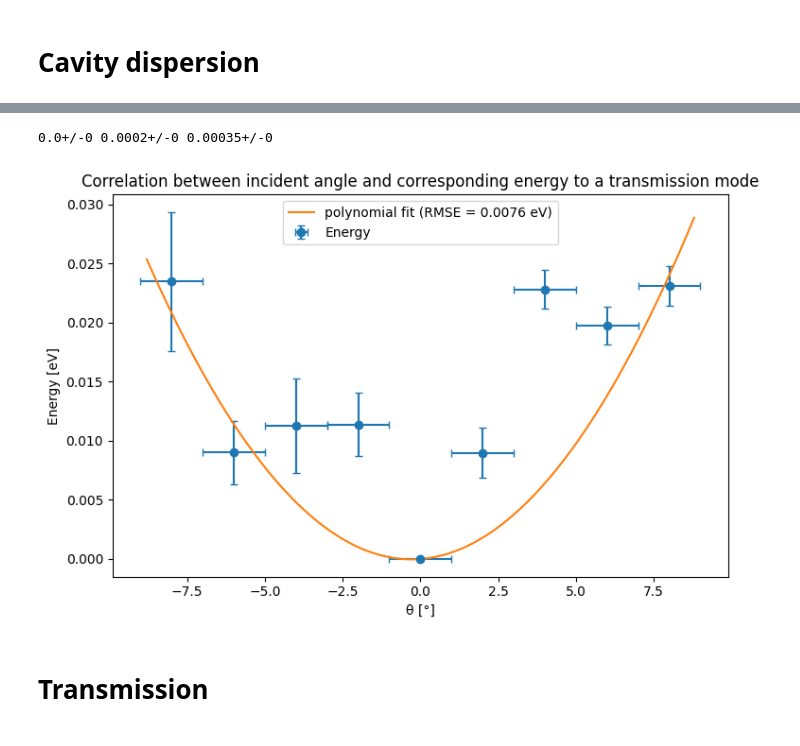
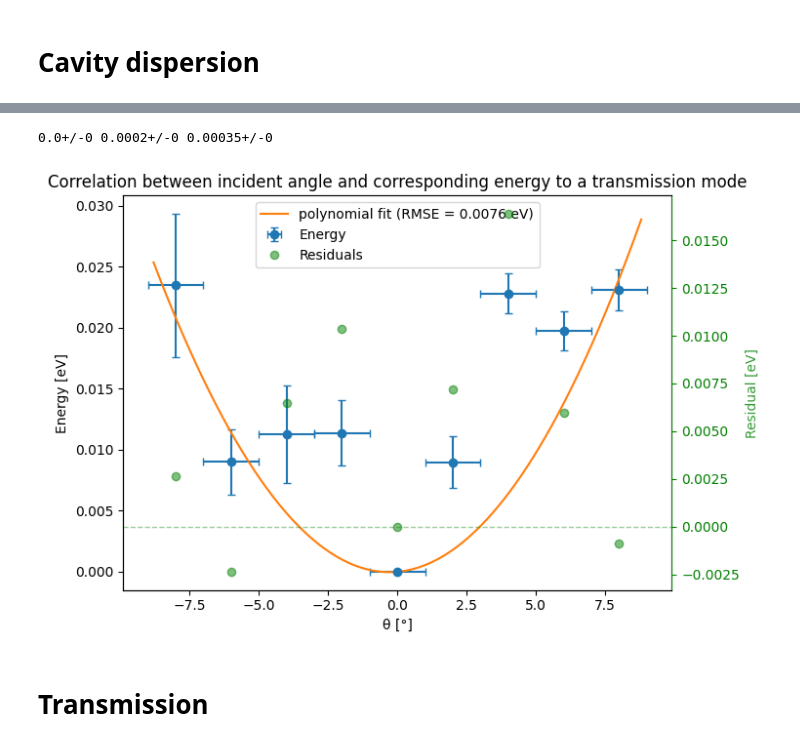
Before and after one commit to Mhfd10/P2_ETHZ_SS26, a Jupyter notebook: Spectroscopy_3/main.ipynb, the cells around one changed output, grey strips where cells are left out. Saved outputs shown, nothing was run; the diff lists cells and outputs as text; code cells hidden in the pictures.

```diff
--- a/Spectroscopy_3/main.ipynb
+++ b/Spectroscopy_3/main.ipynb
@@ -328,16 +328,61 @@ energies_fit_data = polynomial([a.n, c.n, d.n], thetas)
 residuals = energies_delta - energies_fit_data
 rmse = np.sqrt(np.mean(residuals ** 2))
 
-# plot
-plt.figure(figsize=(7.5, 5))
+# plot coded by ChatGPT
 plt.style.use('default')
-plt.errorbar(thetas, energies_delta, xerr=1, yerr=energies_delta_sigma, fmt='o', capsize=3, label='Energy')
-plt.plot(theta_fit, energies_fit, '-', label=rf"polynomial fit (RMSE = {rmse:.4f} eV)")
-#plt.plot(theta_fit, in_guess, '-', label=rf"initial guess")
-plt.xlabel('θ [°]')
-plt.ylabel('Energy [eV]')
-plt.title(f'Correlation between incident angle and corresponding energy to a transmission mode')
-plt.legend(loc='best')
+
+fig, ax1 = plt.subplots(figsize=(7.5, 5))
+
+# Primary axis: energy + fit
+energy_plot = ax1.errorbar(
+    thetas,
+    energies_delta,
+    xerr=1,
+    yerr=energies_delta_sigma,
+    fmt='o',
+    capsize=3,
+    label='Energy'
+)
+
+fit_plot, = ax1.plot(
+    theta_fit,
+    energies_fit,
+    '-',
+    label=rf"polynomial fit (RMSE = {rmse:.4f} eV)"
+)
+
+ax1.set_xlabel('θ [°]')
+ax1.set_ylabel('Energy [eV]')
+
+# Secondary axis: residuals
+ax2 = ax1.twinx()
+
+residual_plot, = ax2.plot(
+    thetas,
+    residuals,
+    'o',
+    label='Residuals', color='green', alpha=0.5
+)
+
+ax2.axhline(0, linestyle='--', linewidth=1, color='green', alpha=0.4)
+ax2.set_ylabel('Residual [eV]', color='green', alpha=0.8)
+ax2.tick_params(axis='y', colors='green')
+ax2.spines['right'].set_color('green')
+
+plt.title(
+    'Correlation between incident angle and corresponding energy to a transmission mode'
+)
+
+# Combine legends from both axes
+handles1, labels1 = ax1.get_legend_handles_labels()
+handles2, labels2 = ax2.get_legend_handles_labels()
+
+ax1.legend(
+    handles1 + handles2,
+    labels1 + labels2,
+    loc='best'
+)
+
 plt.tight_layout()
 plt.savefig('cavity_dispersion.png', dpi=600)
 plt.show()
@@ -362,5 +407,5 @@ plt.show()
 0.0+/-0 0.0002+/-0 0.00035+/-0
-[figure, old version]
+[figure, new version]
 # %% [markdown]
 # Transmission
 # %%
```
Also changed, not shown: parts of 5 cells of this notebook, 3 other files.
